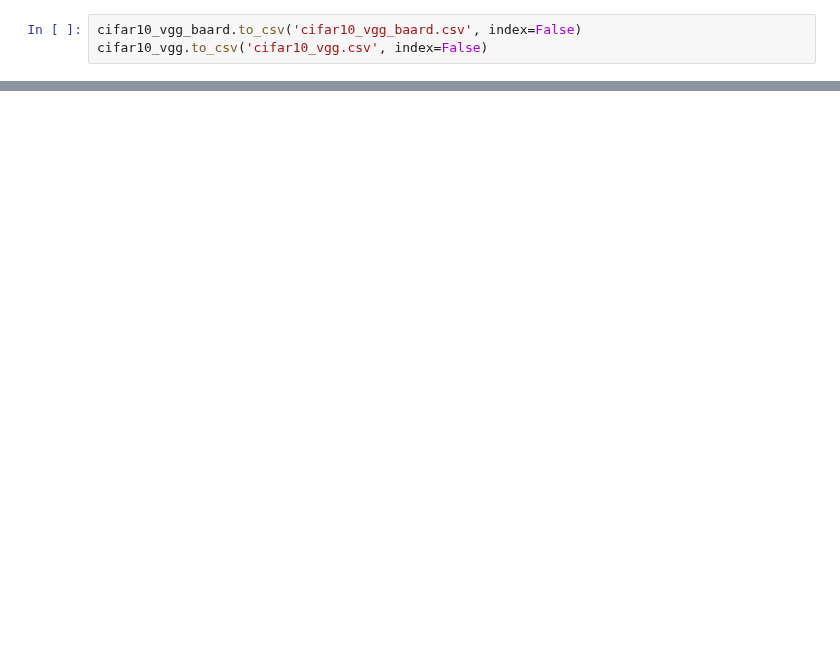
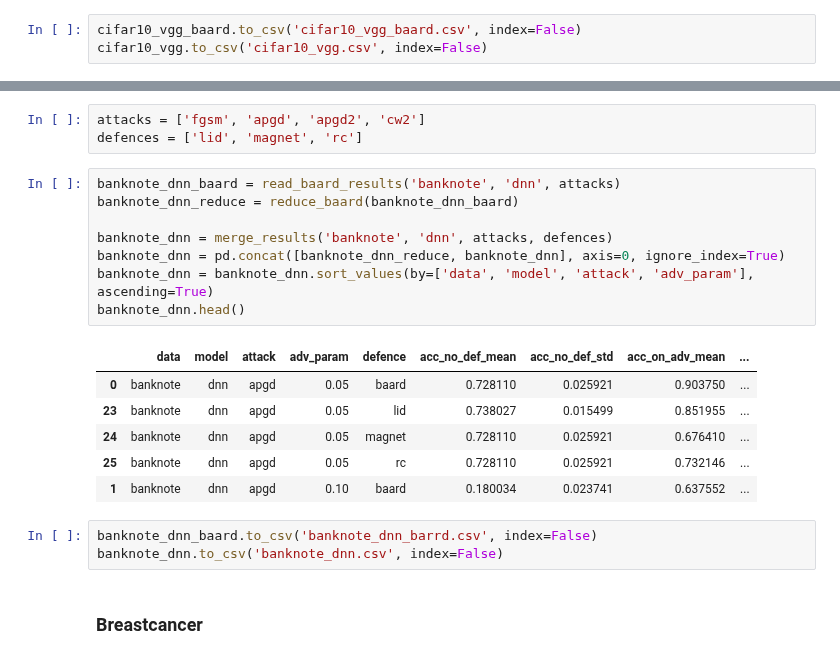
Before and after one commit to changx03/baard_exp2, a Jupyter notebook: charts/read_csv_results.ipynb, the cells around one changed output, grey strips where cells are left out. Cells and saved outputs as stored; diff of their text form; blank space fills up the shorter version.

Commit message:
added results

```diff
--- a/charts/read_csv_results.ipynb
+++ b/charts/read_csv_results.ipynb
@@ -193,0 +204,23 @@ cifar10_vgg.to_csv('cifar10_vgg.csv', index=False)
+# %%
+attacks = ['fgsm', 'apgd', 'apgd2', 'cw2']
+defences = ['lid', 'magnet', 'rc']
+# %%
+banknote_dnn_baard = read_baard_results('banknote', 'dnn', attacks)
+banknote_dnn_reduce = reduce_baard(banknote_dnn_baard)
+
+banknote_dnn = merge_results('banknote', 'dnn', attacks, defences)
+banknote_dnn = pd.concat([banknote_dnn_reduce, banknote_dnn], axis=0, ignore_index=True)
+banknote_dnn = banknote_dnn.sort_values(by=['data', 'model', 'attack', 'adv_param'], ascending=True)
+banknote_dnn.head()
+# %% [output]
+|  | data | model | attack | adv_param | defence | acc_no_def_mean | acc_no_def_std | acc_on_adv_mean | ... |
+| 0 | banknote | dnn | apgd | 0.05 | baard | 0.728110 | 0.025921 | 0.903750 | ... |
+| 23 | banknote | dnn | apgd | 0.05 | lid | 0.738027 | 0.015499 | 0.851955 | ... |
+| 24 | banknote | dnn | apgd | 0.05 | magnet | 0.728110 | 0.025921 | 0.676410 | ... |
+| 25 | banknote | dnn | apgd | 0.05 | rc | 0.728110 | 0.025921 | 0.732146 | ... |
+| 1 | banknote | dnn | apgd | 0.10 | baard | 0.180034 | 0.023741 | 0.637552 | ... |
+# %%
+banknote_dnn_baard.to_csv('banknote_dnn_barrd.csv', index=False)
+banknote_dnn.to_csv('banknote_dnn.csv', index=False)
+# %% [markdown]
+### Breastcancer
```
Also changed, not shown: parts of 23 cells of this notebook, 21 other files.
